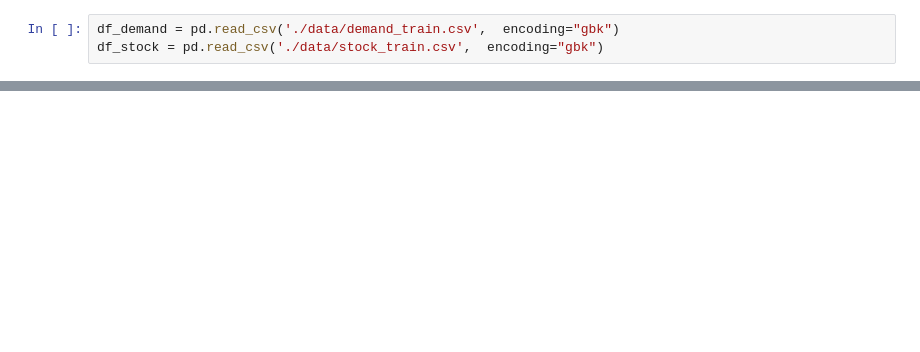
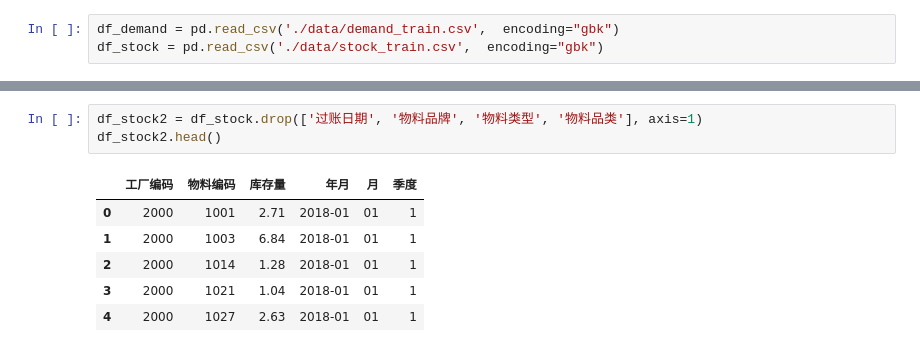
Before and after one commit to djwxfdt/mse-material-predict, a Jupyter notebook: app.ipynb, the cells around one changed output, grey strips where cells are left out. Drawn from its saved outputs; the diff is of its cells as text; blank space fills up the shorter version.

```diff
--- a/app.ipynb
+++ b/app.ipynb
@@ -102,3 +290,13 @@ df_demand.head()
+# %%
+df_stock2 = df_stock.drop(['过账日期', '物料品牌', '物料类型', '物料品类'], axis=1)
+df_stock2.head()
+# %% [output]
+|  | 工厂编码 | 物料编码 | 库存量 | 年月 | 月 | 季度 |
+| 0 | 2000 | 1001 | 2.71 | 2018-01 | 01 | 1 |
+| 1 | 2000 | 1003 | 6.84 | 2018-01 | 01 | 1 |
+| 2 | 2000 | 1014 | 1.28 | 2018-01 | 01 | 1 |
+| 3 | 2000 | 1021 | 1.04 | 2018-01 | 01 | 1 |
+| 4 | 2000 | 1027 | 2.63 | 2018-01 | 01 | 1 |
 # %%
 df_grouped = df_demand.groupby(['年月', '工厂编码', '物料编码'])['需求量'].sum().reset_index()
 df_grouped.head()
```
Also changed, not shown: parts of 30 cells of this notebook, 1 other file.
